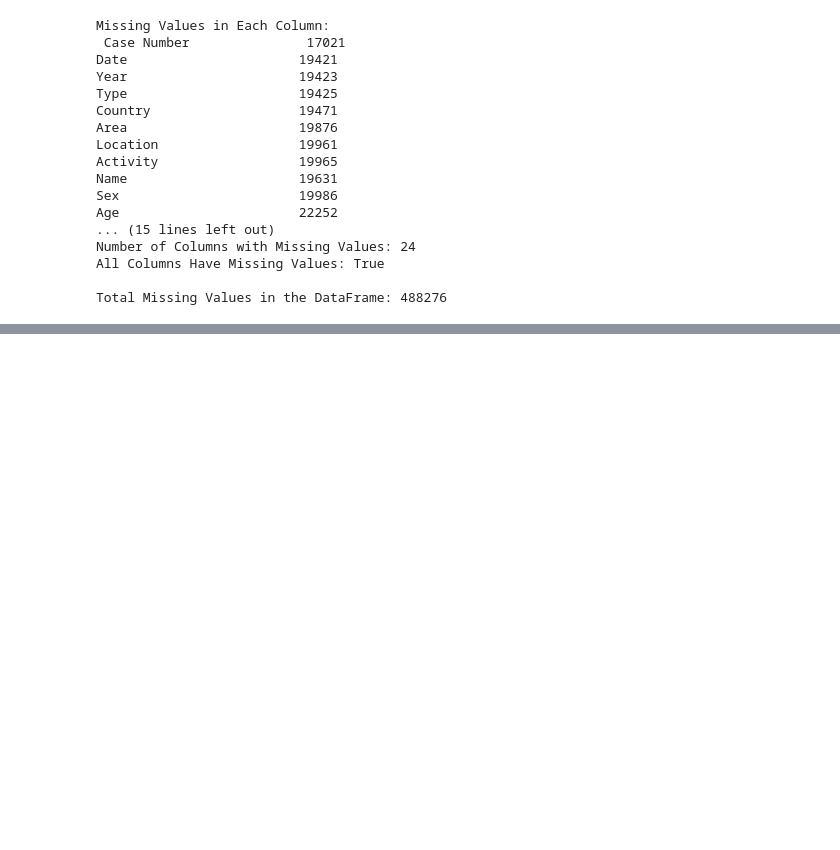
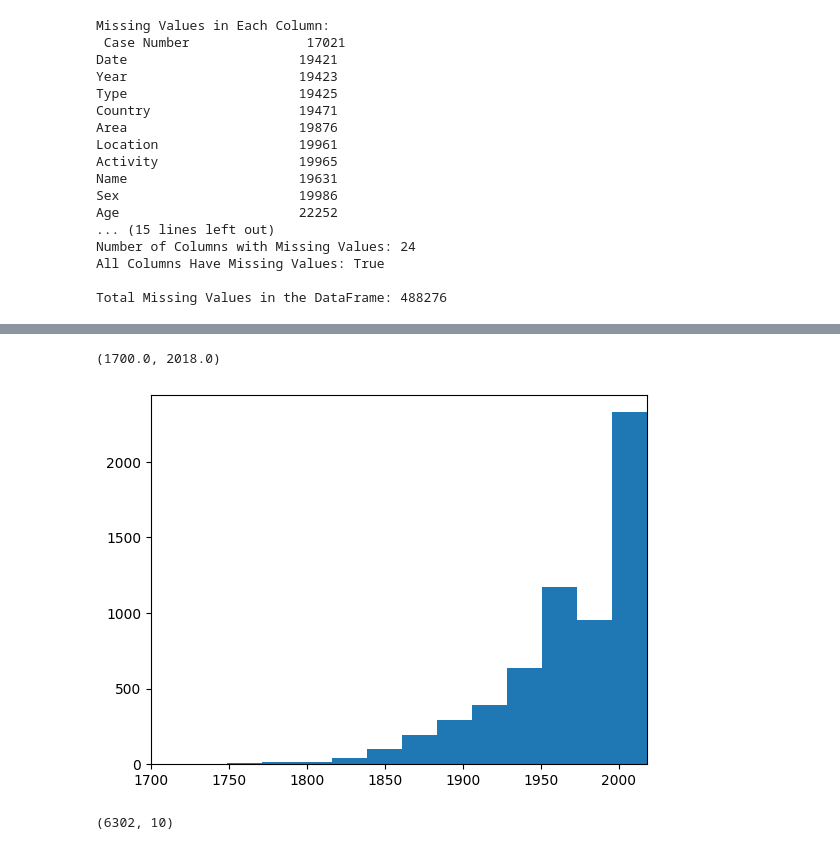
Before and after one commit to Elsa-Clave/Sharks-Attacks-Analysis, a Jupyter notebook: project01_sharks/notebooks/sharks_attack_project.ipynb, the cells around one changed output, grey strips where cells are left out. Drawn from its saved outputs; the diff is of its cells as text; code cells hidden in the pictures; blank space fills up the shorter version.

```diff
--- a/project01_sharks/notebooks/sharks_attack_project.ipynb
+++ b/project01_sharks/notebooks/sharks_attack_project.ipynb
@@ -147 +202,4 @@ Unamed 23:
+# %%
+#Eliminamos definitivamente.
+sharks.dropna(axis=0, how="all", inplace=True)
 # %%
@@ -153,3 +212,8 @@ Unamed 23:
+# %%
+# En la columna date nos revela el año concreto:
+sharks.loc[187, "year"] = 2017
+# %%
+sharks.loc[6079, "year"] = 1836
 # %%
-# cambiar el float
-#sharks["Year"] = sharks["Year"].astype("int")
+#Cambio la columna "year" de float a int:
+sharks["year"] = sharks["year"].astype("int")
@@ -158,0 +242,12 @@ Unamed 23:
+# %%
+#Ver
+plt.hist(x="year", data=sharks, bins=90)
+plt.xlim([1700, sharks["year"].max()])
+# %% [output]
+(1700.0, 2018.0)
+[figure, added]
+# %%
+#sharks_1 = sharks.copy()
+sharks_1.shape
+# %% [output]
+(6302, 10)
```
Also changed, not shown: parts of 17 cells of this notebook.
